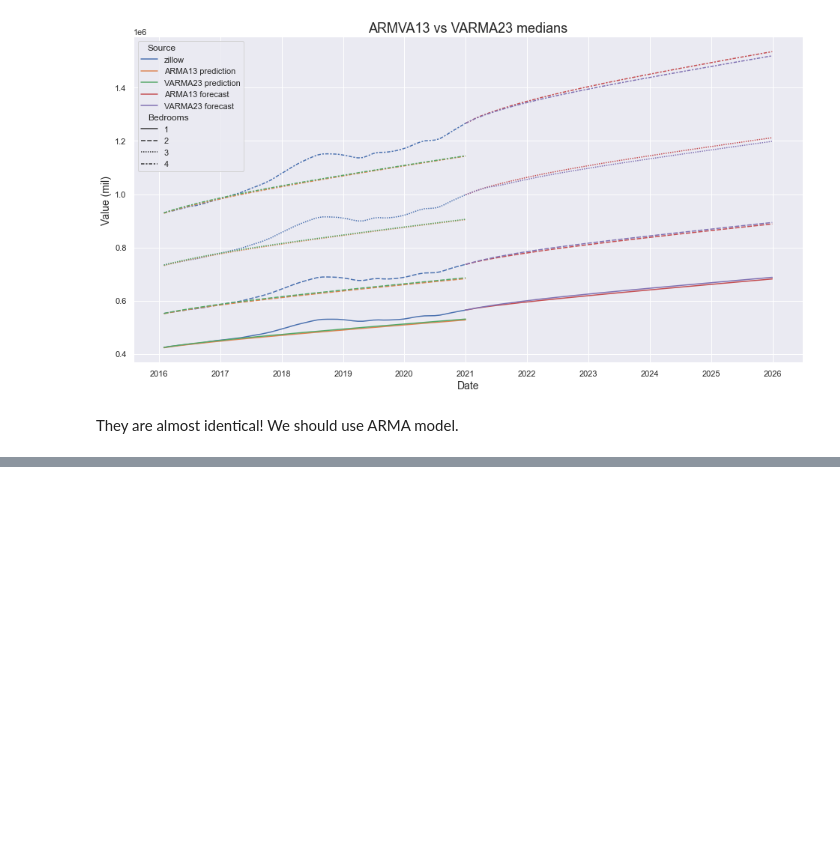
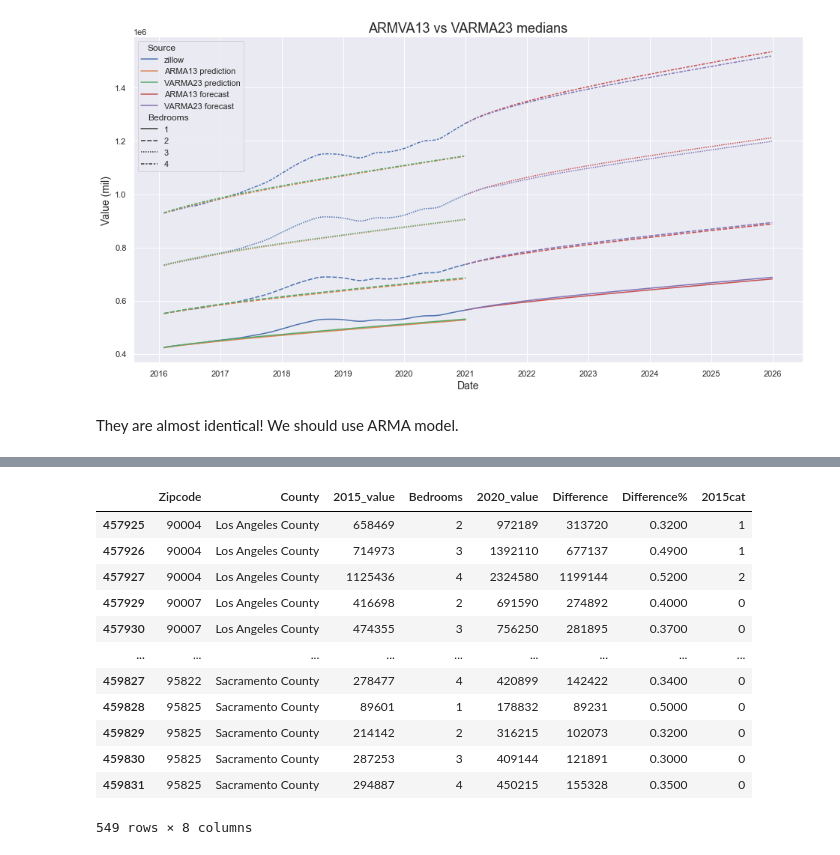
Before and after one commit to tc18fwd/SpringBoard, a Jupyter notebook: Capstone Three/Capstone 3 Model comparison.ipynb, the cells around one changed output, grey strips where cells are left out. Cells and saved outputs as stored; diff of their text form; code cells hidden in the pictures; blank space fills up the shorter version.

```diff
--- a/Capstone Three/Capstone 3 Model comparison.ipynb
+++ b/Capstone Three/Capstone 3 Model comparison.ipynb
@@ -327,0 +358,12 @@ They are almost identical! We should use ARMA model.
+# %%
+zillow15 = zillow_df[(zillow_df['Date'] == '2015-12-31')].sort_values(['Zipcode', 'Bedrooms'])
+zillow20 = zillow_df[(zillow_df['Date'] == '2020-12-31')].sort_values(['Zipcode', 'Bedrooms'])
+# %%
+zillow_diff = zillow15.copy()
+zillow_diff.rename(columns={"Value": "2015_value"}, inplace=True)
+zillow_diff['2020_value'] = list(zillow20.Value)
+zillow_diff.rename(columns={"Value": "2020_value"}, inplace=True)
+zillow_diff['Difference'] = zillow_diff['2020_value'] - zillow_diff['2015_value']
+zillow_diff['Difference%'] = np.round_(zillow_diff['Difference']/zillow_diff['2020_value'],2)
+zillow_diff.drop(columns=['Date','Source'], inplace=True)
+zillow_diff.head()
@@ -327,0 +377,24 @@ They are almost identical! We should use ARMA model.
+# %%
+# cateogrize by number of 500k
+cat_list = []
+for i in range(len(zillow_diff)):
+    cat_list.append(zillow_diff.iloc[i, 2]//500000)
+# %%
+zillow_diff['2015cat'] = cat_list
+# %%
+zillow30 = zillow_diff[zillow_diff['Difference%'] >= 0.3]
+zillow30
+# %% [output]
+|  | Zipcode | County | 2015_value | Bedrooms | 2020_value | Difference | Difference% | 2015cat |
+| 457925 | 90004 | Los Angeles County | 658469 | 2 | 972189 | 313720 | 0.3200 | 1 |
+| 457926 | 90004 | Los Angeles County | 714973 | 3 | 1392110 | 677137 | 0.4900 | 1 |
+| 457927 | 90004 | Los Angeles County | 1125436 | 4 | 2324580 | 1199144 | 0.5200 | 2 |
+| 457929 | 90007 | Los Angeles County | 416698 | 2 | 691590 | 274892 | 0.4000 | 0 |
+| 457930 | 90007 | Los Angeles County | 474355 | 3 | 756250 | 281895 | 0.3700 | 0 |
+| ... | ... | ... | ... | ... | ... | ... | ... | ... |
+| 459827 | 95822 | Sacramento County | 278477 | 4 | 420899 | 142422 | 0.3400 | 0 |
+| 459828 | 95825 | Sacramento County | 89601 | 1 | 178832 | 89231 | 0.5000 | 0 |
+| 459829 | 95825 | Sacramento County | 214142 | 2 | 316215 | 102073 | 0.3200 | 0 |
+| 459830 | 95825 | Sacramento County | 287253 | 3 | 409144 | 121891 | 0.3000 | 0 |
+| 459831 | 95825 | Sacramento County | 294887 | 4 | 450215 | 155328 | 0.3500 | 0 |
+549 rows × 8 columns
```
Also changed, not shown: parts of 19 cells of this notebook, 18 other files.
